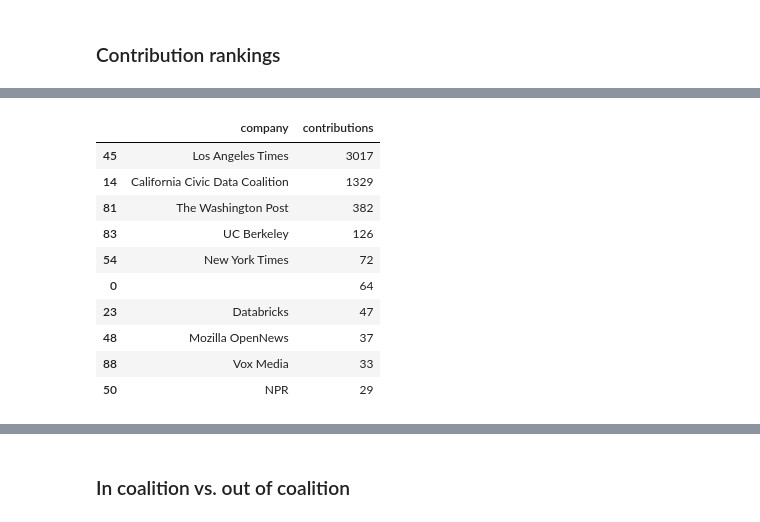
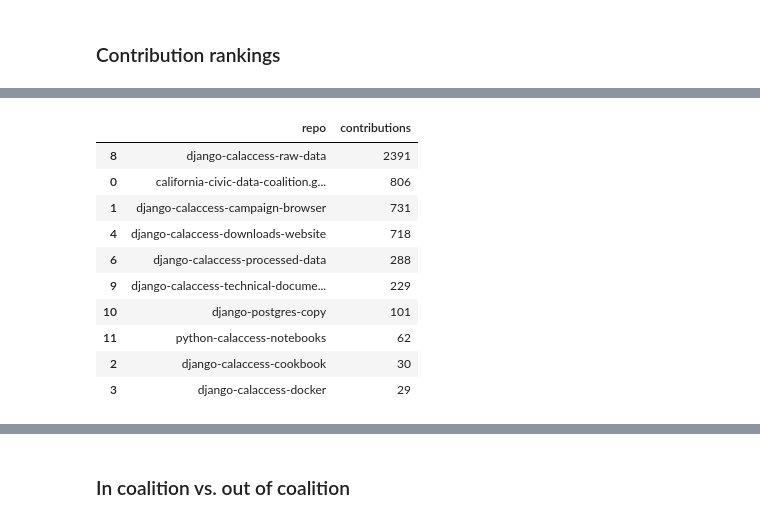
Before and after one commit to palewire/python-calaccess-notebooks, a Jupyter notebook: project-management/contributors.ipynb, the cells around one changed output, grey strips where cells are left out. Saved outputs shown, nothing was run; the diff lists cells and outputs as text; code cells hidden in the pictures.

```diff
--- a/project-management/contributors.ipynb
+++ b/project-management/contributors.ipynb
@@ -93,4 +134,7 @@ table.head(5)
 # %% [markdown]
 ### Contribution rankings
 # %%
-table.groupby("repo", as_index=False).contributions.sum().sort_values("contributions", ascending=False)
+def rank_by_contributions(table, field):
+    grouped = table.groupby(field, as_index=False)
+    summed = grouped.contributions.sum()
+    return summed.sort_values("contributions", ascending=False)
@@ -125,14 +141,14 @@ table.groupby('login', as_index=False).contributions.sum().sort_values("contribu
-# %%
-table.groupby('company', as_index=False).contributions.sum().sort_values("contributions", ascending=False).head(10)
-# %% [output]
-|  | company | contributions |
-| 45 | Los Angeles Times | 3017 |
-| 14 | California Civic Data Coalition | 1329 |
-| 81 | The Washington Post | 382 |
-| 83 | UC Berkeley | 126 |
-| 54 | New York Times | 72 |
-| 0 |  | 64 |
-| 23 | Databricks | 47 |
-| 48 | Mozilla OpenNews | 37 |
-| 88 | Vox Media | 33 |
-| 50 | NPR | 29 |
+# %%
+rank_by_contributions(table, 'repo').head(10)
+# %% [output]
+|  | repo | contributions |
+| 8 | django-calaccess-raw-data | 2391 |
+| 0 | california-civic-data-coalition.g... | 806 |
+| 1 | django-calaccess-campaign-browser | 731 |
+| 4 | django-calaccess-downloads-website | 718 |
+| 6 | django-calaccess-processed-data | 288 |
+| 9 | django-calaccess-technical-docume... | 229 |
+| 10 | django-postgres-copy | 101 |
+| 11 | python-calaccess-notebooks | 62 |
+| 2 | django-calaccess-cookbook | 30 |
+| 3 | django-calaccess-docker | 29 |
```
Also changed, not shown: parts of 23 cells of this notebook, 3 other files.
